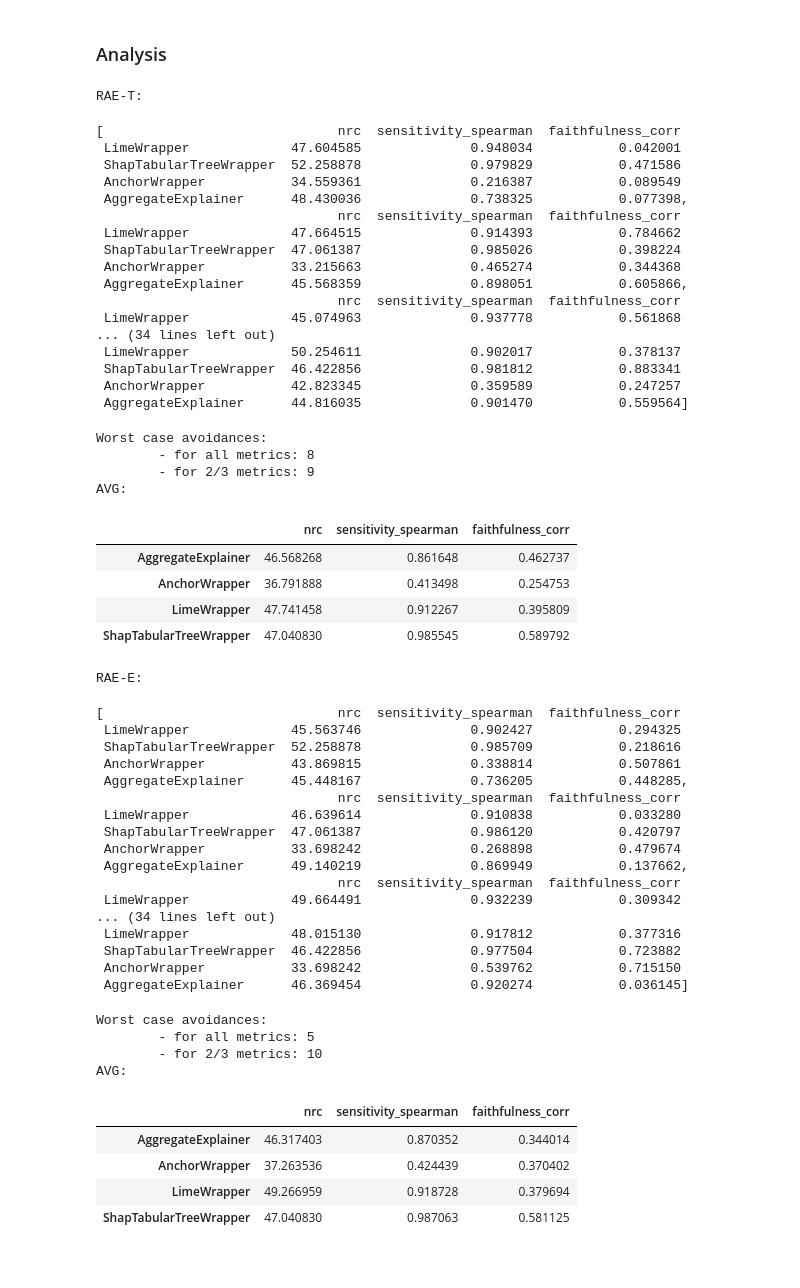
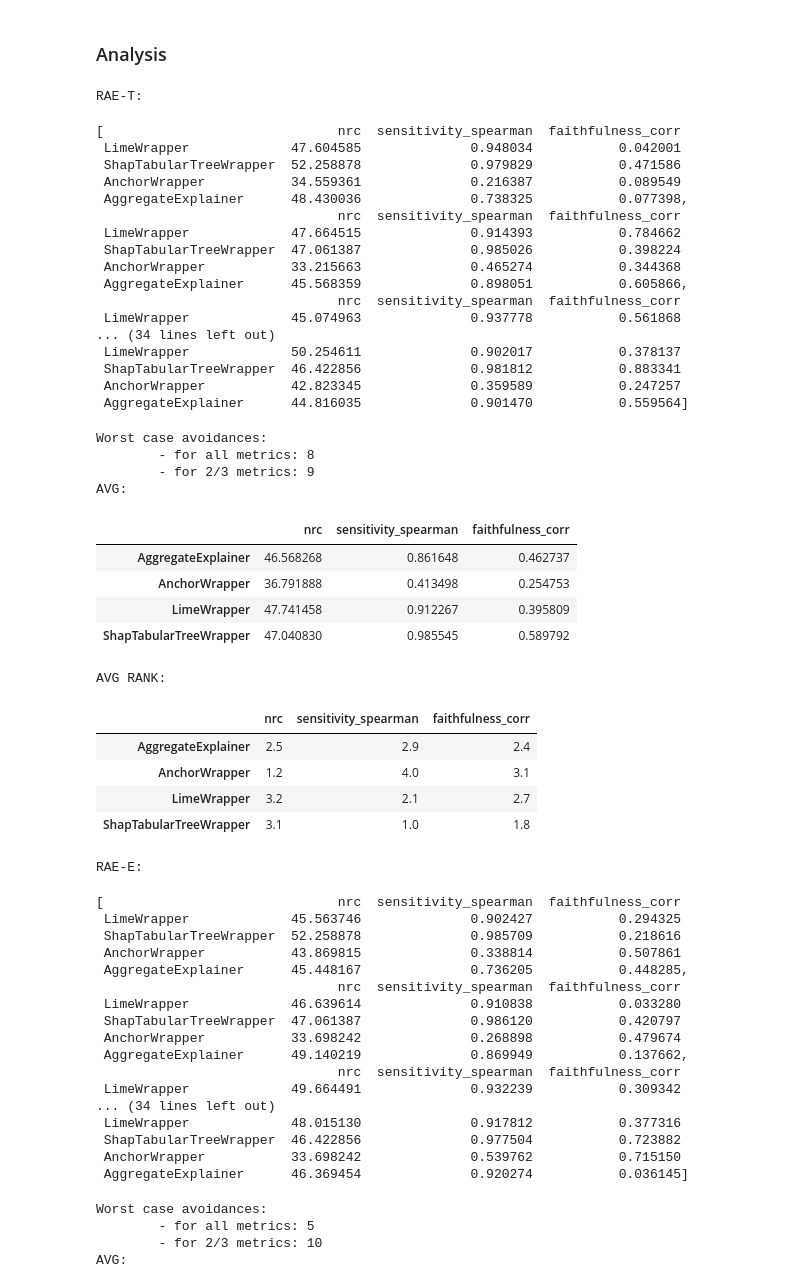
Before and after one commit to hiaac-finance/xai_aggregation, a Jupyter notebook: experiments/EXP_taiwan_dataset.ipynb, the cells around one changed output. Cells and saved outputs as stored; diff of their text form; code cells hidden in the pictures.

```diff
--- a/experiments/EXP_taiwan_dataset.ipynb
+++ b/experiments/EXP_taiwan_dataset.ipynb
@@ -705,59 +705,62 @@ for i, method in enumerate(methods):
     print(f"Worst case avoidances:\n\t- for all metrics: {wca[0]}\n\t- for 2/3 metrics: {wca[1]}")
     print("AVG:")
     display(get_expconfig_mean_results(exp, i))
+    print("AVG RANK:")
+    display(get_average_metric_rank(exp.results[i], [False, True, True]))
     print("\n")
 # %% [output]
 RAE-T:
 [                              nrc  sensitivity_spearman  faithfulness_corr
  LimeWrapper             47.604585              0.948034           0.042001
  ShapTabularTreeWrapper  52.258878              0.979829           0.471586
  AnchorWrapper           34.559361              0.216387           0.089549
  AggregateExplainer      48.430036              0.738325           0.077398,
                                nrc  sensitivity_spearman  faithfulness_corr
  LimeWrapper             47.664515              0.914393           0.784662
  ShapTabularTreeWrapper  47.061387              0.985026           0.398224
  AnchorWrapper           33.215663              0.465274           0.344368
  AggregateExplainer      45.568359              0.898051           0.605866,
                                nrc  sensitivity_spearman  faithfulness_corr
  LimeWrapper             45.074963              0.937778           0.561868
 ... (34 lines left out)
  LimeWrapper             50.254611              0.902017           0.378137
  ShapTabularTreeWrapper  46.422856              0.981812           0.883341
  AnchorWrapper           42.823345              0.359589           0.247257
  AggregateExplainer      44.816035              0.901470           0.559564]
 Worst case avoidances:
         - for all metrics: 8
         - for 2/3 metrics: 9
 AVG:
 |  | nrc | sensitivity_spearman | faithfulness_corr |
 | AggregateExplainer | 46.568268 | 0.861648 | 0.462737 |
 | AnchorWrapper | 36.791888 | 0.413498 | 0.254753 |
 | LimeWrapper | 47.741458 | 0.912267 | 0.395809 |
 | ShapTabularTreeWrapper | 47.040830 | 0.985545 | 0.589792 |
-RAE-E:
+AVG RANK:
+|  | nrc | sensitivity_spearman | faithfulness_corr |
+| AggregateExplainer | 2.5 | 2.9 | 2.4 |
+| AnchorWrapper | 1.2 | 4.0 | 3.1 |
+| LimeWrapper | 3.2 | 2.1 | 2.7 |
+| ShapTabularTreeWrapper | 3.1 | 1.0 | 1.8 |
-[                              nrc  sensitivity_spearman  faithfulness_corr
- LimeWrapper             45.563746              0.902427           0.294325
- ShapTabularTreeWrapper  52.258878              0.985709           0.218616
- AnchorWrapper           43.869815              0.338814           0.507861
- AggregateExplainer      45.448167              0.736205           0.448285,
-                               nrc  sensitivity_spearman  faithfulness_corr
- LimeWrapper             46.639614              0.910838           0.033280
- ShapTabularTreeWrapper  47.061387              0.986120           0.420797
- AnchorWrapper           33.698242              0.268898           0.479674
- AggregateExplainer      49.140219              0.869949           0.137662,
-                               nrc  sensitivity_spearman  faithfulness_corr
- LimeWrapper             49.664491              0.932239           0.309342
-... (34 lines left out)
- LimeWrapper             48.015130              0.917812           0.377316
- ShapTabularTreeWrapper  46.422856              0.977504           0.723882
- AnchorWrapper           33.698242              0.539762           0.715150
- AggregateExplainer      46.369454              0.920274           0.036145]
+RAE-E:
-Worst case avoidances:
-        - for all metrics: 5
-        - for 2/3 metrics: 10
-AVG:
+[                              nrc  sensitivity_spearman  faithfulness_corr
+ LimeWrapper             45.563746              0.902427           0.294325
+ ShapTabularTreeWrapper  52.258878              0.985709           0.218616
+ AnchorWrapper           43.869815              0.338814           0.507861
+ AggregateExplainer      45.448167              0.736205           0.448285,
+                               nrc  sensitivity_spearman  faithfulness_corr
+ LimeWrapper             46.639614              0.910838           0.033280
+ ShapTabularTreeWrapper  47.061387              0.986120           0.420797
+ AnchorWrapper           33.698242              0.268898           0.479674
+ AggregateExplainer      49.140219              0.869949           0.137662,
+                               nrc  sensitivity_spearman  faithfulness_corr
+ LimeWrapper             49.664491              0.932239           0.309342
+... (34 lines left out)
+ LimeWrapper             48.015130              0.917812           0.377316
+ ShapTabularTreeWrapper  46.422856              0.977504           0.723882
+ AnchorWrapper           33.698242              0.539762           0.715150
+ AggregateExplainer      46.369454              0.920274           0.036145]
-|  | nrc | sensitivity_spearman | faithfulness_corr |
-| AggregateExplainer | 46.317403 | 0.870352 | 0.344014 |
-| AnchorWrapper | 37.263536 | 0.424439 | 0.370402 |
-| LimeWrapper | 49.266959 | 0.918728 | 0.379694 |
-| ShapTabularTreeWrapper | 47.040830 | 0.987063 | 0.581125 |
+Worst case avoidances:
+        - for all metrics: 5
+        - for 2/3 metrics: 10
+AVG:
```
Also changed, not shown: parts of 2 cells of this notebook, 5 other files.
